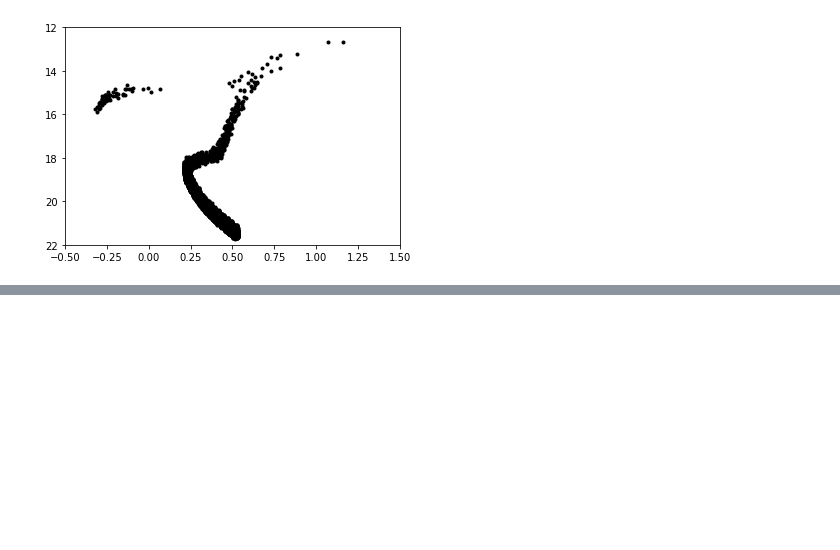
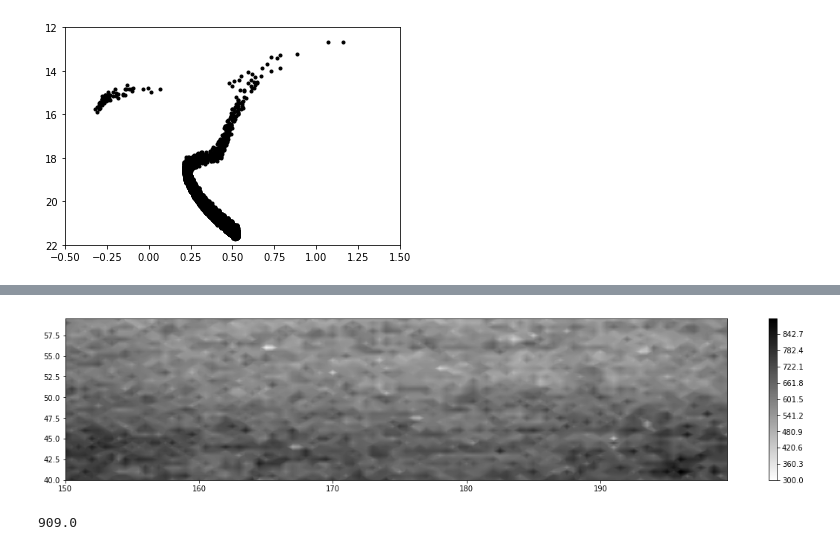
Before and after one commit to ht1an/DiscoverSubStructure, a Jupyter notebook: Matched_filter.ipynb, the cells around one changed output, grey strips where cells are left out. Drawn from its saved outputs; the diff is of its cells as text; code cells hidden in the pictures; blank space fills up the shorter version.

```diff
--- a/Matched_filter.ipynb
+++ b/Matched_filter.ipynb
@@ -156,6 +184,13 @@ print(np.min(mf*1e6),np.max(mf*1e6))
+# %%
+nRD, yedges, xedges = np.histogram2d(dec,ra,bins=(dec_array,ra_array))
 # %%
-# nRD, xedges, yedge = np.histogram2d(decp,rap,bins=(dec_array,ra_array))
-# plt.contourf(np.log10(nRD+1),levels=np.linspace(2.5,2.7,31),cmap=plt.cm.gist_rainbow)
-# plt.colorbar()
-# plt.show()
-# # plt.hist(np.log10(nRD+1),bins=20)
+plt.figure(figsize=(20,4))
+plt.contourf(xedges[:len(xedges)-1],yedges[:len(yedges)-1],(nRD),\
+             levels=np.linspace(300,900,200),cmap=plt.cm.binary)
+plt.colorbar()
+plt.show()
+print(np.max(nRD))
+# plt.hist(np.log10(nRD+1),bins=20)
+# %% [output]
+[figure, added]
+909.0
```
Also changed, not shown: parts of 8 cells of this notebook, 2 other files.
